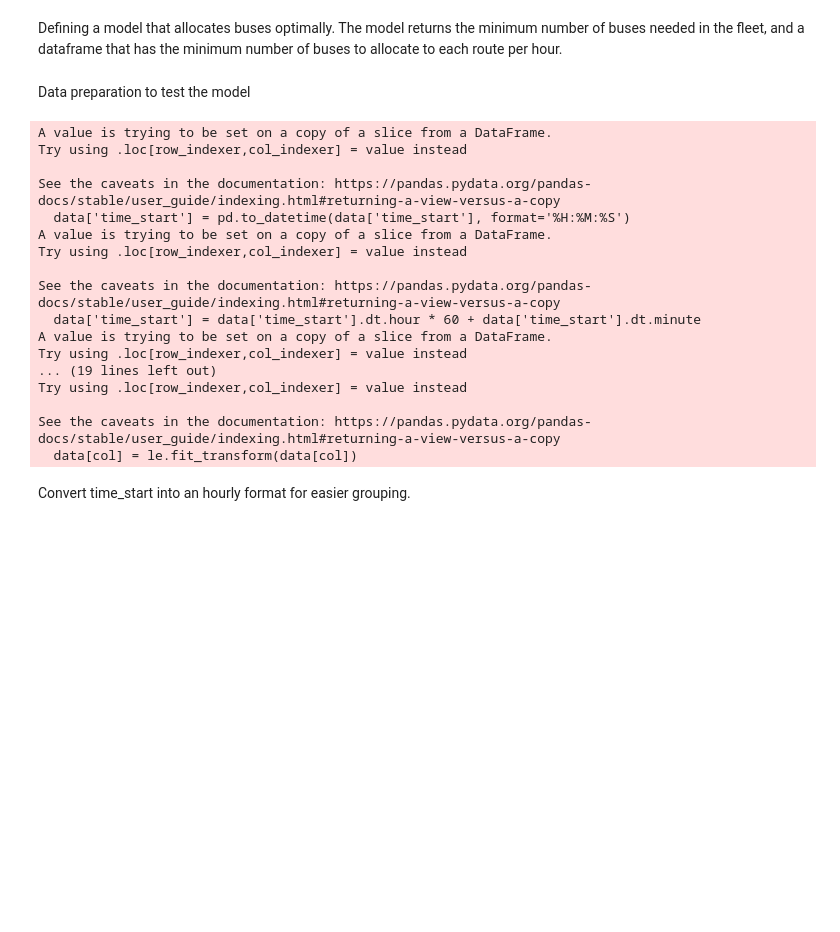
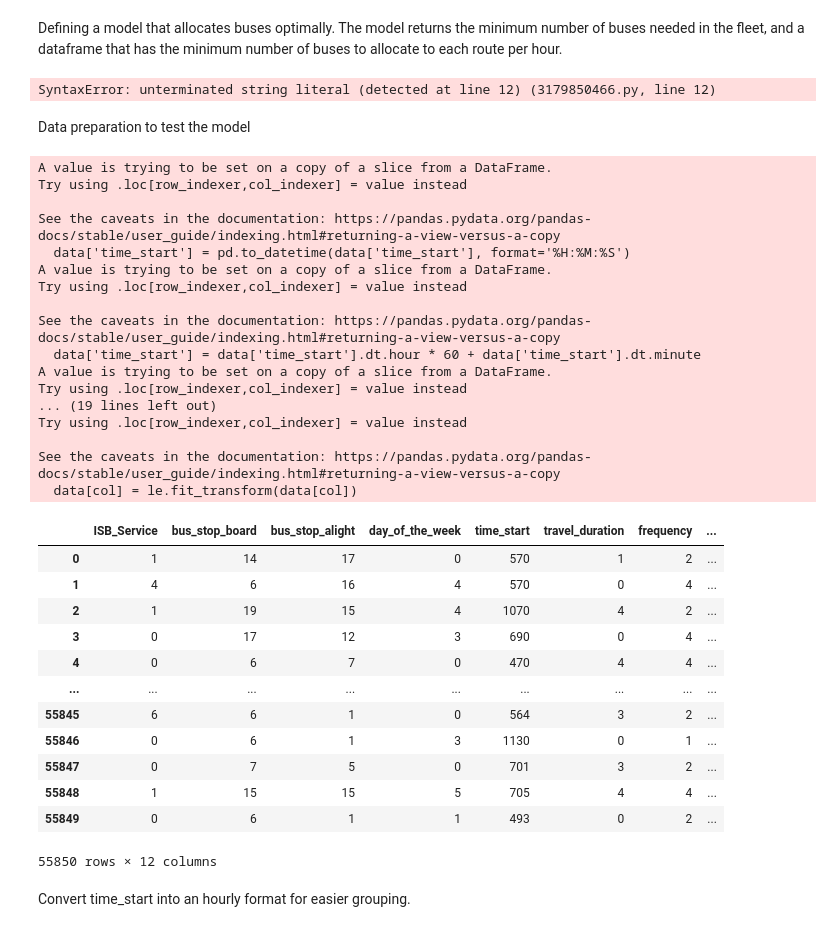
Before and after one commit to angelynnnnn/Optimizing-Public-Transport-Data, a Jupyter notebook: allocating_capacity.ipynb, the cells around one changed output. Cells and saved outputs as stored; diff of their text form; code cells hidden in the pictures; blank space fills up the shorter version.

Commit message:
Edited capacity allocation

```diff
--- a/allocating_capacity.ipynb
+++ b/allocating_capacity.ipynb
@@ -111 +110,55 @@ def optimize_buses_needed(data, route_times, bus_capacity):
+# %%
+# assuming time the express bus runs is in hours
+# express is the bus stops in the route, day gives the day
+#this function will calculate the optimal number of buses to allocate in a day
+def consider_express(data, express, day, time, initial_ratio=0.2, increment=0.1):
+    EX_time = get_route_timing(express, bus_stops)
+    route_times['7'] = EX_time
+    temp = data[data['day_of_the_week'] == day].copy()
+
+    # Initialize the ratio
+    ratio = initial_ratio
+    optimal_buses_needed = None
+    optimal_ratio = None
+    min_total_buses = float('inf')
+    while ratio <= 1.0:
+        adjusted_data = temp.copy()
+        # Allocate adjusted demand to express bus route based on the current ratio
+        for hour in time:
+            for stop in express:
+                # Calculate demand to allocate to the express bus for this stop and hour
+                stop_demand = temp[(temp['hour'] == hour) & (temp['bus_stop_board'] == stop)]['predicted_count'].sum()
+                express_demand = ratio * stop_demand
+                adjusted_data.loc[(adjusted_data['hour'] == hour) & (adjusted_data['bus_stop_board'] == stop), 'predicted_count'] *= (1 - ratio)
+
+                # Append express bus demand to a new row in adjusted data
+                new_row = {
+                    'ISB_Service': 'EX',  # Assuming 7 is the ID for the express bus route
+                    'bus_stop_board': stop,
+                    'day_of_the_week': day,
+                    'hour': hour,
+                    'predicted_count': express_demand
+                }
+                adjusted_data = adjusted_data.append(new_row, ignore_index=True)
+
+        # Optimize buses needed based on adjusted data
+        _, buses_needed_per_route_day = optimize_buses_needed(adjusted_data, route_times, bus_capacity)
+
+        # Calculate the total buses needed across all routes
+        total_buses = buses_needed_per_route_day['buses_needed'].sum()
+
+        # Update the optimal ratio and bus count if this ratio reduces total buses
+        if total_buses < min_total_buses:
+            min_total_buses = total_buses
+            optimal_ratio = ratio
+            optimal_buses_needed = buses_needed_per_route_day
+
+        ratio += increment
+
+    print(f"Minimum Total Buses Needed: {min_total_buses}")
+    print("Buses Needed Per Route for Optimal Ratio:")
+    print(optimal_buses_needed)
+    return optimal_buses_needed, optimal_ratio
+# %% [output]
+SyntaxError: unterminated string literal (detected at line 12) (3179850466.py, line 12)
 # %%
@@ -122,33 +175,48 @@ data = df[['ISB_Service', 'bus_stop_board', 'bus_stop_alight', 'day_of_the_week'
 data['time_start'] = pd.to_datetime(data['time_start'], format='%H:%M:%S')
 data['time_start'] = data['time_start'].dt.hour * 60 + data['time_start'].dt.minute
 
 # Encode categorical variables using Label Encoding
 label_encoders = {}
 mappings = {}
 
 for col in ['ISB_Service', 'bus_stop_board', 'bus_stop_alight', 'day_of_the_week','travel_duration']:
     le = LabelEncoder()
     data[col] = le.fit_transform(data[col])
     label_encoders[col] = le
     mappings[col] = dict(zip(le.classes_, le.transform(le.classes_)))
+
+data
 # %% [output]
 A value is trying to be set on a copy of a slice from a DataFrame.
 Try using .loc[row_indexer,col_indexer] = value instead
 
 See the caveats in the documentation: https://pandas.pydata.org/pandas-docs/stable/user_guide/indexing.html#returning-a-view-versus-a-copy
   data['time_start'] = pd.to_datetime(data['time_start'], format='%H:%M:%S')
 A value is trying to be set on a copy of a slice from a DataFrame.
 Try using .loc[row_indexer,col_indexer] = value instead
 
 See the caveats in the documentation: https://pandas.pydata.org/pandas-docs/stable/user_guide/indexing.html#returning-a-view-versus-a-copy
   data['time_start'] = data['time_start'].dt.hour * 60 + data['time_start'].dt.minute
 A value is trying to be set on a copy of a slice from a DataFrame.
 Try using .loc[row_indexer,col_indexer] = value instead
 ... (19 lines left out)
 Try using .loc[row_indexer,col_indexer] = value instead
 
 See the caveats in the documentation: https://pandas.pydata.org/pandas-docs/stable/user_guide/indexing.html#returning-a-view-versus-a-copy
   data[col] = le.fit_transform(data[col])
+|  | ISB_Service | bus_stop_board | bus_stop_alight | day_of_the_week | time_start | travel_duration | frequency | ... |
+| 0 | 1 | 14 | 17 | 0 | 570 | 1 | 2 | ... |
+| 1 | 4 | 6 | 16 | 4 | 570 | 0 | 4 | ... |
+| 2 | 1 | 19 | 15 | 4 | 1070 | 4 | 2 | ... |
+| 3 | 0 | 17 | 12 | 3 | 690 | 0 | 4 | ... |
+| 4 | 0 | 6 | 7 | 0 | 470 | 4 | 4 | ... |
+| ... | ... | ... | ... | ... | ... | ... | ... | ... |
+| 55845 | 6 | 6 | 1 | 0 | 564 | 3 | 2 | ... |
+| 55846 | 0 | 6 | 1 | 3 | 1130 | 0 | 1 | ... |
+| 55847 | 0 | 7 | 5 | 0 | 701 | 3 | 2 | ... |
+| 55848 | 1 | 15 | 15 | 5 | 705 | 4 | 4 | ... |
+| 55849 | 0 | 6 | 1 | 1 | 493 | 0 | 2 | ... |
+55850 rows × 12 columns
 # %% [markdown]
 Convert time_start into an hourly format for easier grouping.
 # %%
```
Also changed, not shown: parts of 5 cells of this notebook.
